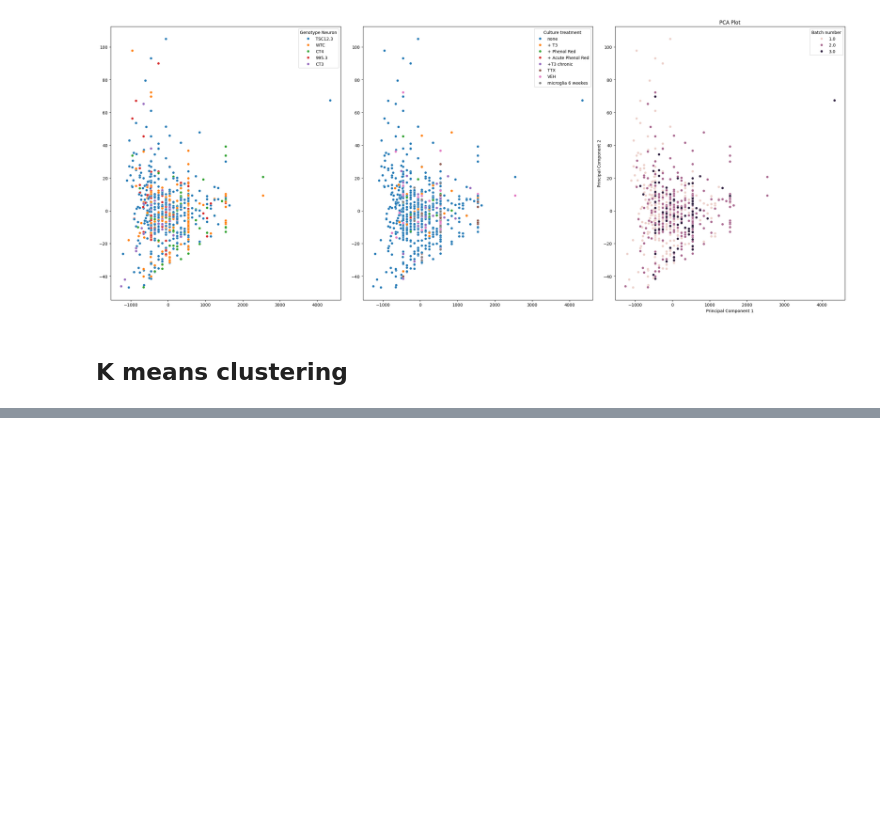
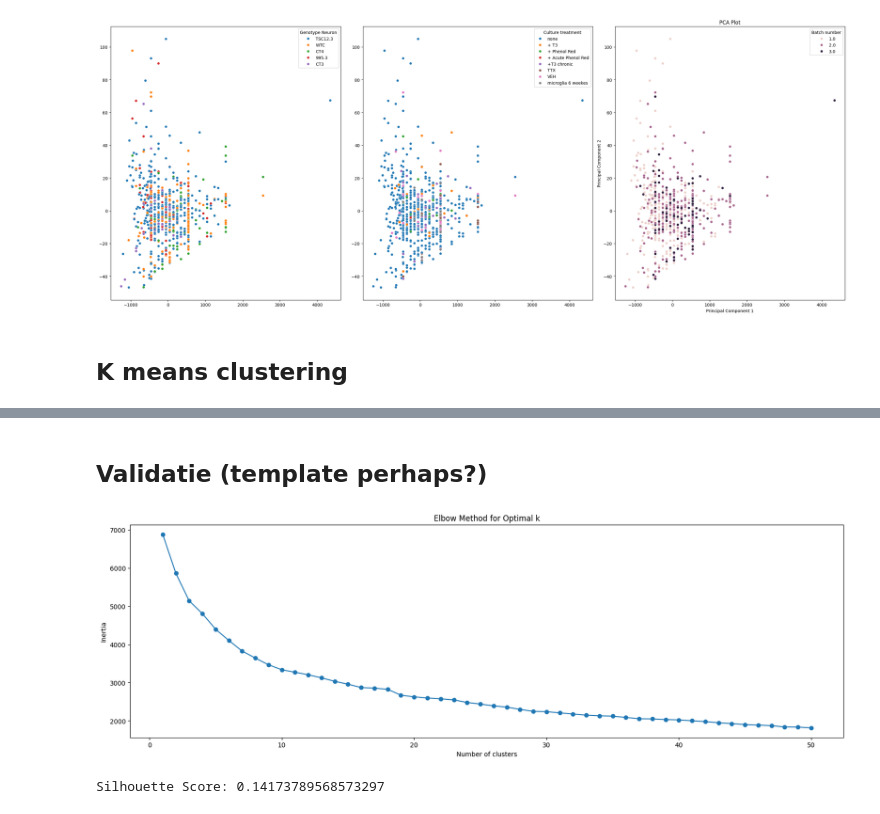
Before and after one commit to wesleysSon/Bpsysio-Ephys, a Jupyter notebook: Ephys workflow WEsley.ipynb, the cells around one changed output, grey strips where cells are left out. Saved outputs shown, nothing was run; the diff lists cells and outputs as text; code cells hidden in the pictures; blank space fills up the shorter version.

```diff
--- a/Ephys workflow WEsley.ipynb
+++ b/Ephys workflow WEsley.ipynb
@@ -446,0 +571,24 @@ Name: Cluster, dtype: int64
+# %% [markdown]
+## Validatie (template perhaps?)
+# %%
+inertias = []
+for k in range(1, 51):
+    kmeans = KMeans(n_clusters=k, random_state=0)
+    kmeans.fit(scaled_features)
+    inertias.append(kmeans.inertia_)
+
+plt.figure(figsize=(20, 6))
+plt.plot(range(1, 51), inertias, marker='o')
+plt.xlabel('Number of clusters')
+plt.ylabel('Inertia')
+plt.title('Elbow Method for Optimal k')
+plt.show()
+# %% [output]
+[figure, added]
+# %%
+from sklearn.metrics import silhouette_score
+
+silhouette_avg = silhouette_score(scaled_features, kmeans.labels_)
+print(f'Silhouette Score: {silhouette_avg}')
+# %% [output]
+Silhouette Score: 0.14173789568573297
```
Also changed, not shown: parts of 7 cells of this notebook, 32 other files.
